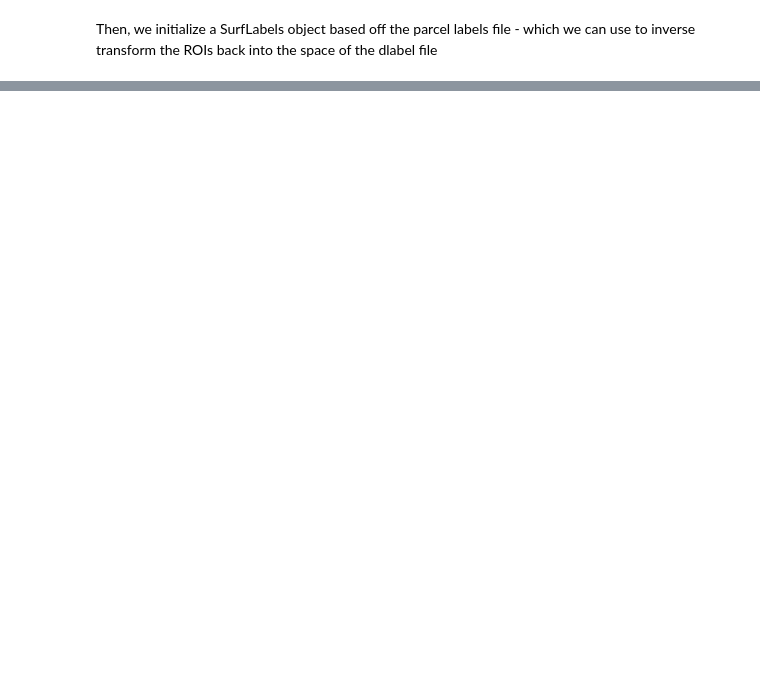
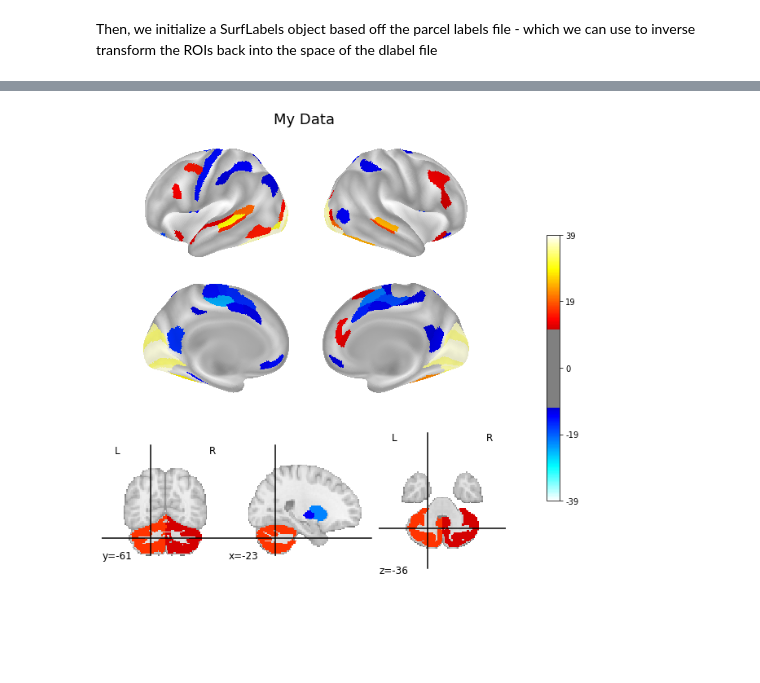
Before and after one commit to sahahn/neurotools, a Jupyter notebook: examples/plot_cifti_from_rois/plot_cifti_from_rois.ipynb, the cells around one changed output, grey strips where cells are left out. Cells and saved outputs as stored; diff of their text form; code cells hidden in the pictures; blank space fills up the shorter version.

```diff
--- a/examples/plot_cifti_from_rois/plot_cifti_from_rois.ipynb
+++ b/examples/plot_cifti_from_rois/plot_cifti_from_rois.ipynb
@@ -36,0 +43,5 @@ plt.savefig('example_stat.png', dpi=100, bbox_inches='tight')
+# %%
+plot(data, vol_plot_type='stat', title='My Data')
+plt.savefig('example_stat.png', dpi=100, bbox_inches='tight')
+# %% [output]
+[figure, added]
```
Also changed, not shown: parts of 5 cells of this notebook, 3 other files.
